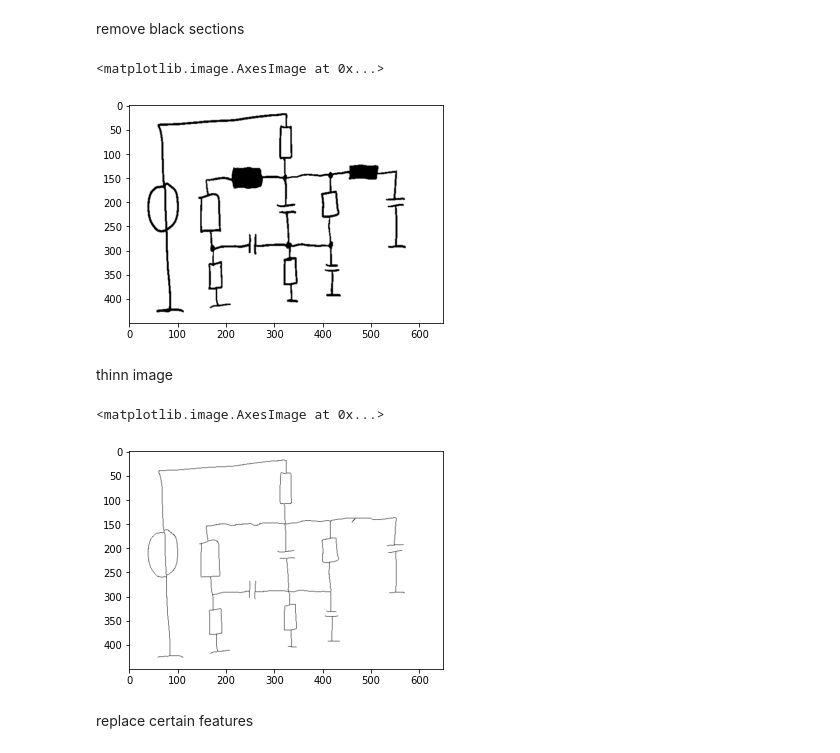
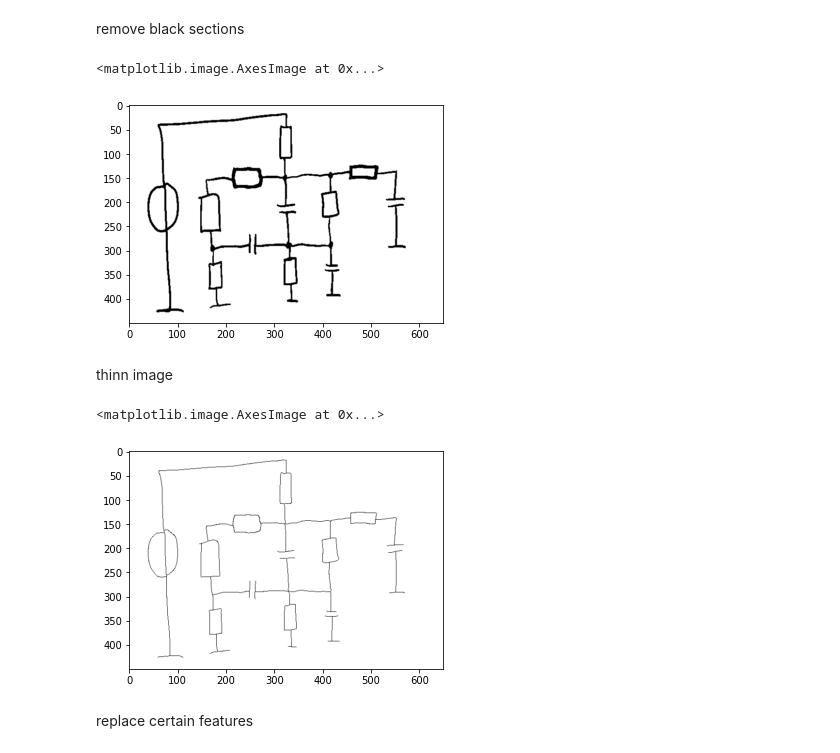
Before and after one commit to Chris022/smarter-circuits, a Jupyter notebook: dev/imagePreprocessing.IPYNB, the cells around one changed output. Saved outputs shown, nothing was run; the diff lists cells and outputs as text; code cells hidden in the pictures.

Commit message:
:recycle: changed x y coordinates stoped using inverted images

```diff
--- a/dev/imagePreprocessing.IPYNB
+++ b/dev/imagePreprocessing.IPYNB
@@ -31,9 +31,8 @@ plt.show()
 filter functions
 # %%
 def getRegion(size, pos, image):
-    xOff = math.floor(len(size[0])/2)
-    yOff = math.floor(len(size[1])/2)
-    print(xOff)
+    xOff = math.floor(size[0]/2)
+    yOff = math.floor(size[1]/2)
     return image[pos[1]-yOff:pos[1]+yOff+1, pos[0]-xOff:pos[0]+xOff+1]
 
 def equal(filter, img):
@@ -72,17 +71,15 @@ remove black sections
 # %%
 filter = np.full((13, 13), 0)
 features = applyFilterOnPoints(filter, binary, points)
 
-#print(features)
-
 for (x,y) in features:
-    binary[y][x] = 0
+    binary[y][x] = 255
 
 utils.saveImage(name="ohneSpulen.png", image=binary)
 plt.imshow(binary, interpolation="bilinear", cmap="gray")
 # %% [output]
 <matplotlib.image.AxesImage at 0x...>
-[figure, old version]
+[figure, new version]
 # %% [markdown]
 thinn image
 # %%
@@ -92,7 +89,7 @@ utils.saveImage(name="thinn.png", image=thinn)
 plt.imshow(thinn, interpolation="bilinear", cmap="gray")
 # %% [output]
 <matplotlib.image.AxesImage at 0x...>
-[figure, old version]
+[figure, new version]
 # %% [markdown]
 replace certain features
 # %%
```
Also changed, not shown: parts of 2 cells of this notebook, 2 other files.
